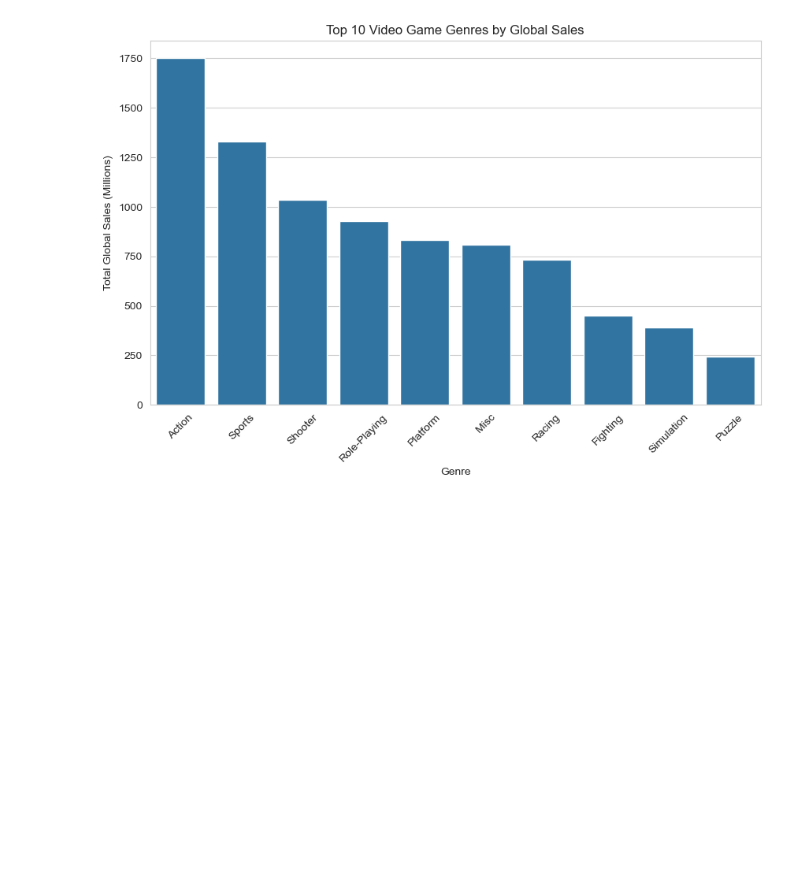
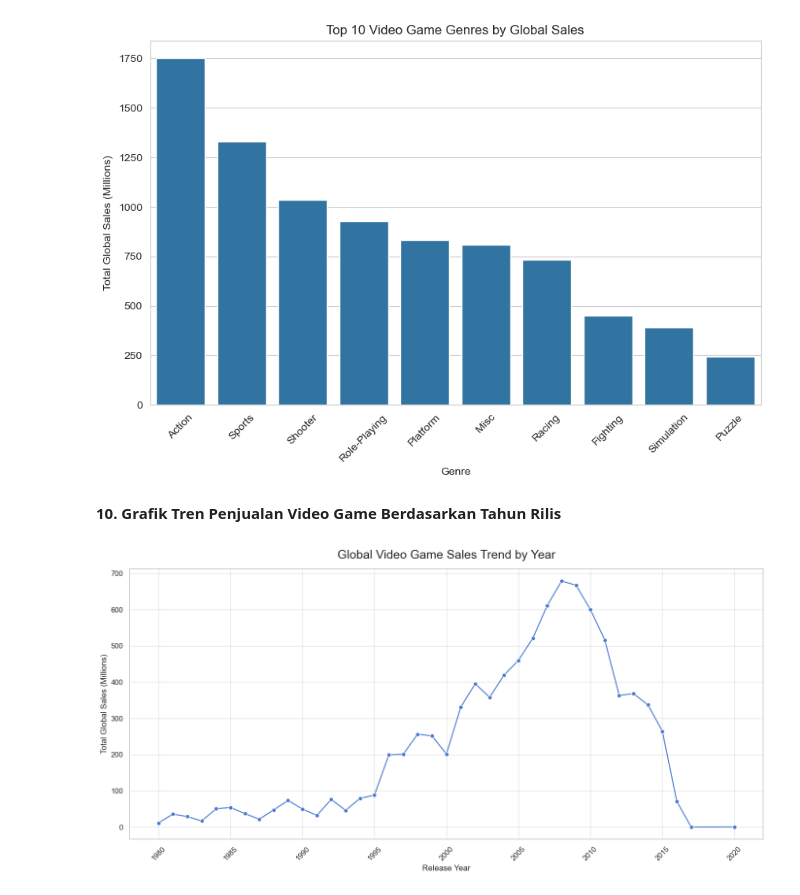
Before and after one commit to MuhammadShidqiHanifUSK/A_UAS_PrakVisDat_Klp5, a Jupyter notebook: notebooks/eda.ipynb, the cells around one changed output. Cells and saved outputs as stored; diff of their text form; code cells hidden in the pictures; blank space fills up the shorter version.

Commit message:
Edit eda.ipynb: Add visualization Global Video Game Sales Trend by Year

```diff
--- a/notebooks/eda.ipynb
+++ b/notebooks/eda.ipynb
@@ -133,3 +133,48 @@ plt.xticks(rotation=45)
 plt.show()
 # %% [output]
 [figure]
+# %% [markdown]
+**10. Grafik Tren Penjualan Video Game Berdasarkan Tahun Rilis**
+# %%
+sns.set_style("whitegrid")
+
+df = df.dropna(subset=['Year'])
+df['Year'] = df['Year'].astype(int)
+
+yearly_sales = (
+    df.groupby('Year')['Global_Sales']
+    .sum()
+    .reset_index()
+)
+
+plt.figure(figsize=(14,7))
+
+sns.lineplot(
+    data=yearly_sales,
+    x='Year',
+    y='Global_Sales',
+    marker='o'
+)
+
+plt.title(
+    "Global Video Game Sales Trend by Year",
+    fontsize=18,
+    pad=15
+)
+
+plt.xlabel(
+    "Release Year",
+    fontsize=12
+)
+
+plt.ylabel(
+    "Total Global Sales (Millions)",
+    fontsize=12
+)
+
+plt.xticks(rotation=45)
+plt.grid(True)
+plt.tight_layout()
+plt.show()
+# %% [output]
+[figure, added]
```
